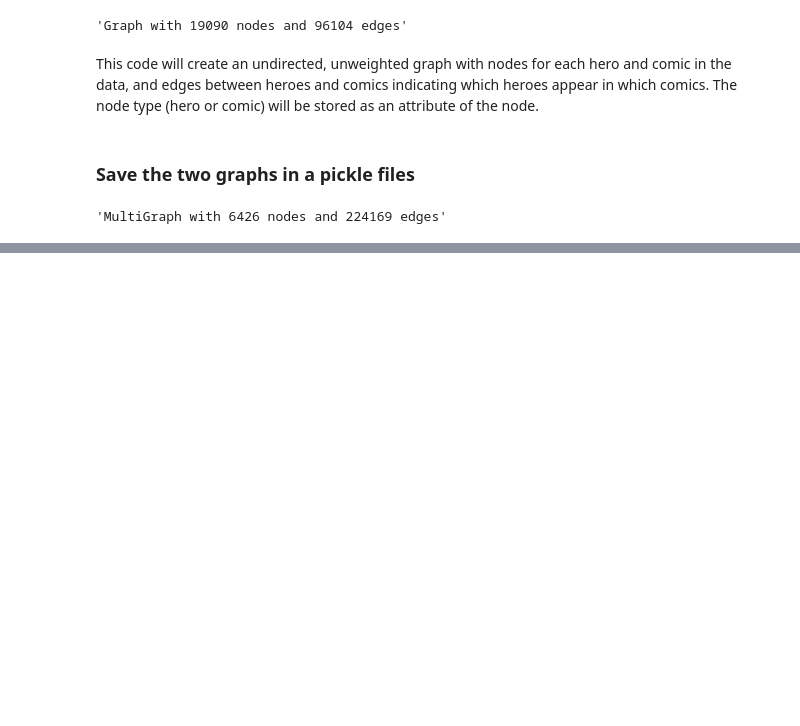
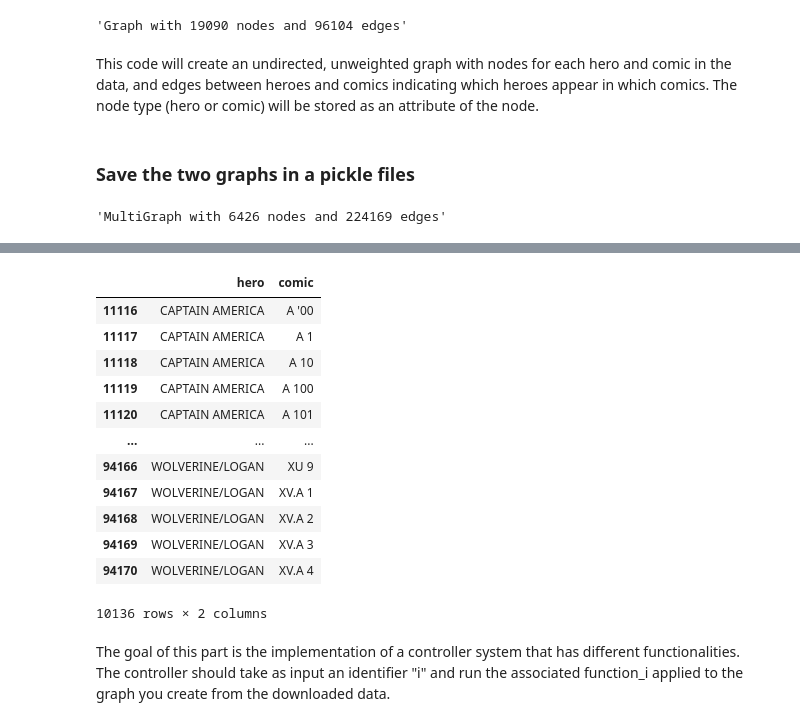
Before and after one commit to nicolagrieco00/ADM-HW5, a Jupyter notebook: main.ipynb, the cells around one changed output, grey strips where cells are left out. Cells and saved outputs as stored; diff of their text form; code cells hidden in the pictures; blank space fills up the shorter version.

```diff
--- a/main.ipynb
+++ b/main.ipynb
@@ -481,0 +458,24 @@ Definition: As the number of nodes and edges grows, we may request to work on a
+# %%
+edges_df = pd.read_csv('edges.csv')
+comic_counts = edges_df['hero'].value_counts()
+# Select the top N heroes
+N = 10
+top_heroes = comic_counts.head(N)
+# Create a new DataFrame that includes only the data for the top heroes
+top_heroes_df = edges_df[edges_df['hero'].isin(top_heroes.index)]
+
+display(top_heroes_df)
+# %% [output]
+|  | hero | comic |
+| 11116 | CAPTAIN AMERICA | A '00 |
+| 11117 | CAPTAIN AMERICA | A 1 |
+| 11118 | CAPTAIN AMERICA | A 10 |
+| 11119 | CAPTAIN AMERICA | A 100 |
+| 11120 | CAPTAIN AMERICA | A 101 |
+| ... | ... | ... |
+| 94166 | WOLVERINE/LOGAN | XU 9 |
+| 94167 | WOLVERINE/LOGAN | XV.A 1 |
+| 94168 | WOLVERINE/LOGAN | XV.A 2 |
+| 94169 | WOLVERINE/LOGAN | XV.A 3 |
+| 94170 | WOLVERINE/LOGAN | XV.A 4 |
+10136 rows × 2 columns
@@ -481,0 +488,2 @@ Definition: As the number of nodes and edges grows, we may request to work on a
+# %% [markdown]
+The goal of this part is the implementation of a controller system that has different functionalities. The controller should take as input an identifier "i" and run the associated function_i applied to the graph you create from the downloaded data.
```
Also changed, not shown: parts of 14 cells of this notebook.
